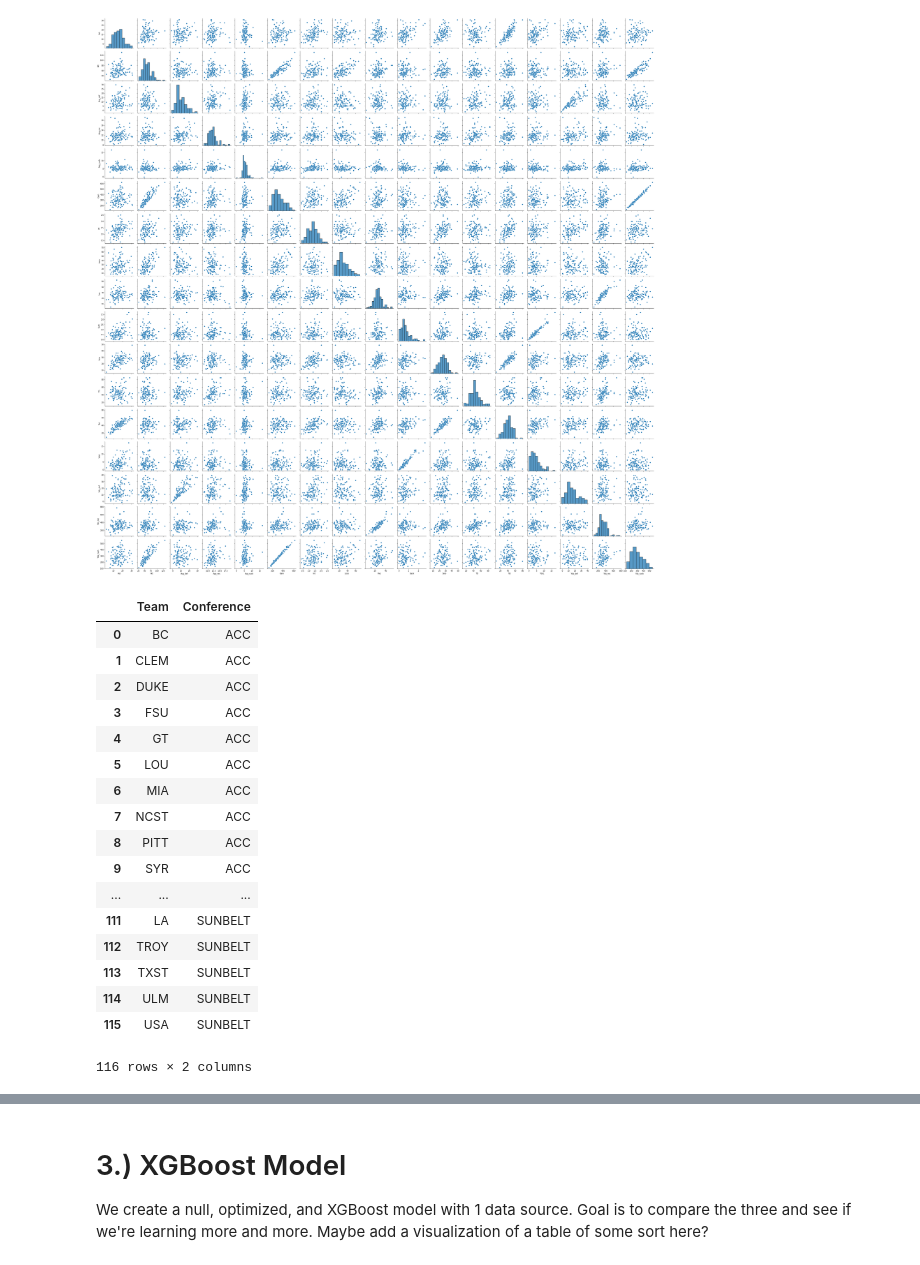
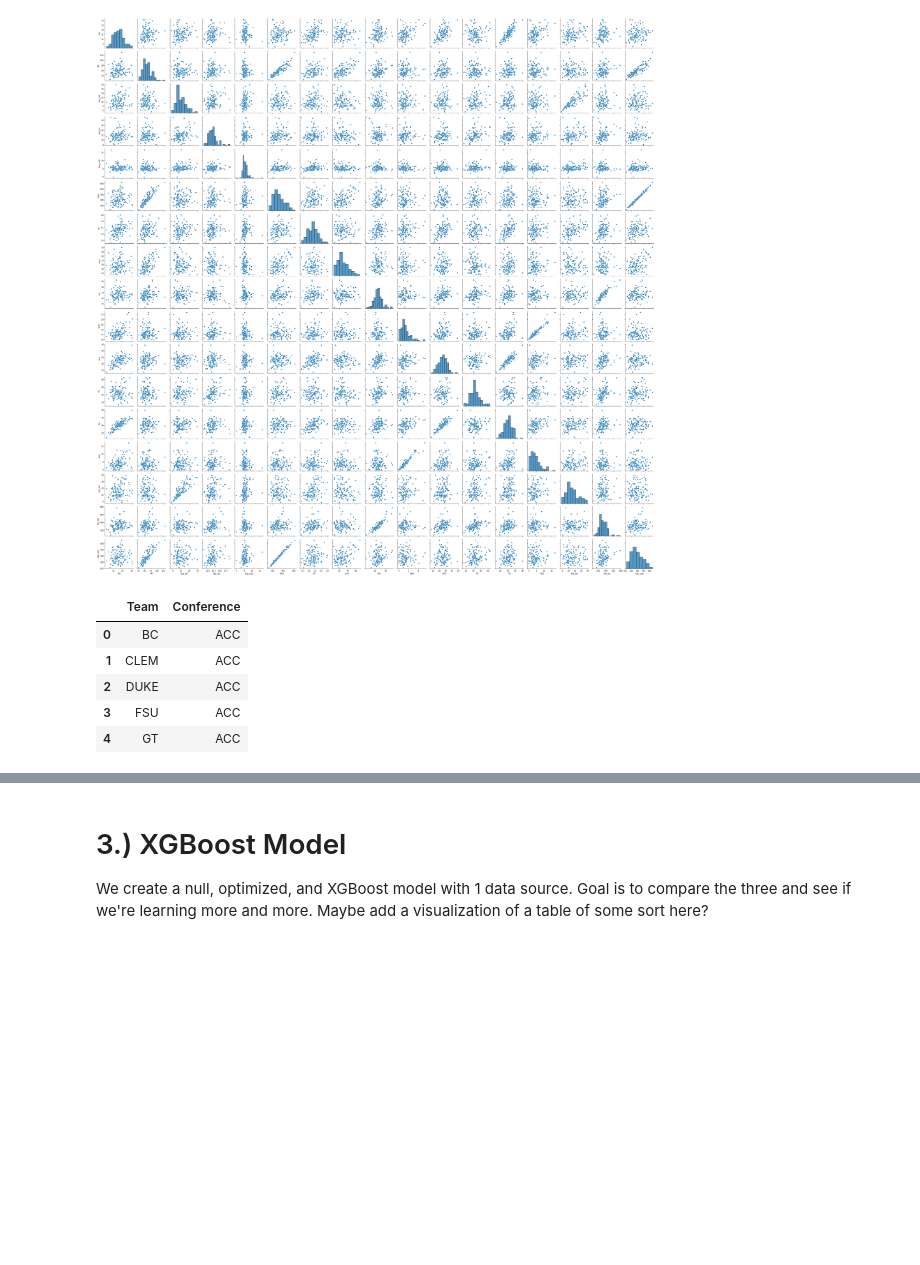
Before and after one commit to JosiahGuy/DS320Project, a Jupyter notebook: college_football_combined.ipynb, the cells around one changed output, grey strips where cells are left out. Drawn from its saved outputs; the diff is of its cells as text; code cells hidden in the pictures; blank space fills up the shorter version.

```diff
--- a/college_football_combined.ipynb
+++ b/college_football_combined.ipynb
@@ -206,46 +206,34 @@ g.add_legend
 #
 # Get the conference DF so we can join to rush, receive, and def DFs.
 #
 raw_data_list= ["defense_acc.csv", "defense_big12.csv", "defense_american.csv", "defense_bigten.csv",
                 "defense_independent.csv", "defense_mac.csv", "defense_mountainwest.csv", "defense_pac12.csv",
                 "defense_sec.csv", "defense_sunbelt.csv"]
 
 df_all = []
 
 def all_conference(data):
     df = pd.read_csv("rawdata/" + data) #Reading in all the data from rawdata folder
     df = df.groupby("Team").mean()
     res = re.split("\.|_", data)
     df["Conference"] = res[1].upper()
     return df
 
 for i in raw_data_list:
     df = all_conference(i)
     df_all.append(df)
 
 conference_df = pd.concat(df_all)
 conference_df = conference_df.reset_index()
 conference_df = conference_df[["Team", "Conference"]]
-conference_df
+conference_df.head()
 # %% [output]
 |  | Team | Conference |
 | 0 | BC | ACC |
 | 1 | CLEM | ACC |
 | 2 | DUKE | ACC |
 | 3 | FSU | ACC |
 | 4 | GT | ACC |
-| 5 | LOU | ACC |
-| 6 | MIA | ACC |
-| 7 | NCST | ACC |
-| 8 | PITT | ACC |
-| 9 | SYR | ACC |
-| ... | ... | ... |
-| 111 | LA | SUNBELT |
-| 112 | TROY | SUNBELT |
-| 113 | TXST | SUNBELT |
-| 114 | ULM | SUNBELT |
-| 115 | USA | SUNBELT |
-116 rows × 2 columns
 # %%
 #
 # use merge to perform a left join and add the conference data to our
```
Also changed, not shown: parts of 13 cells of this notebook, 1 other file.
